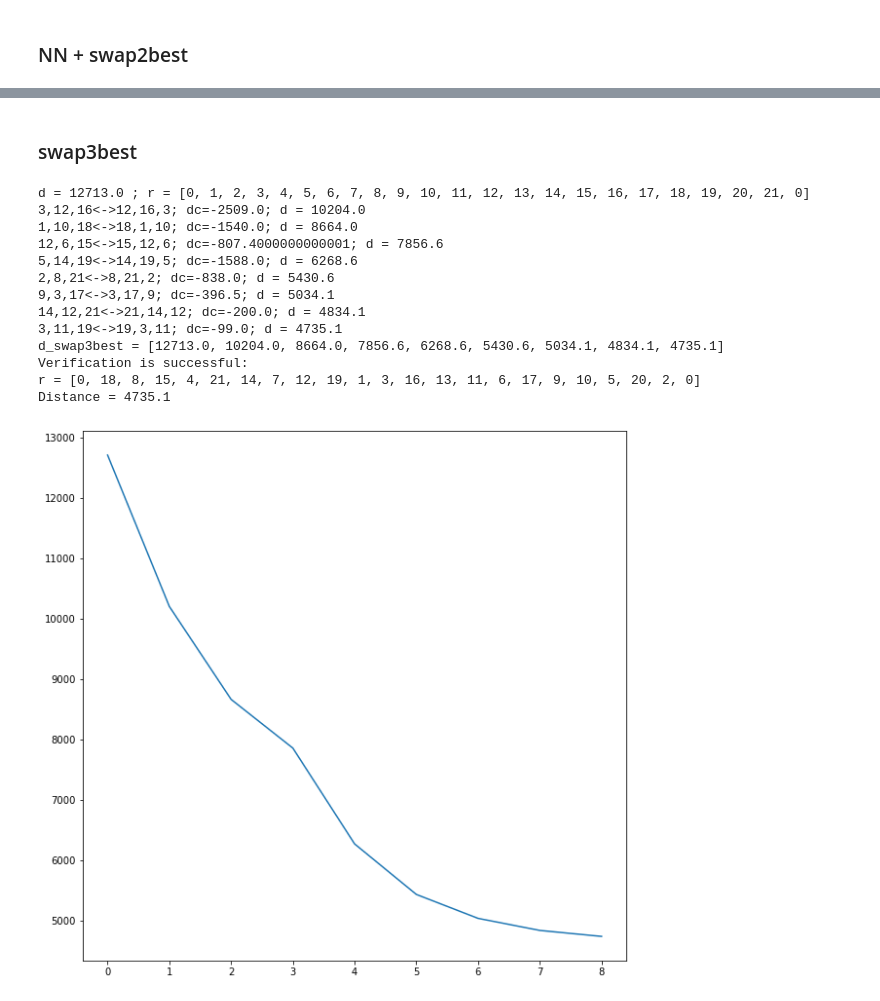
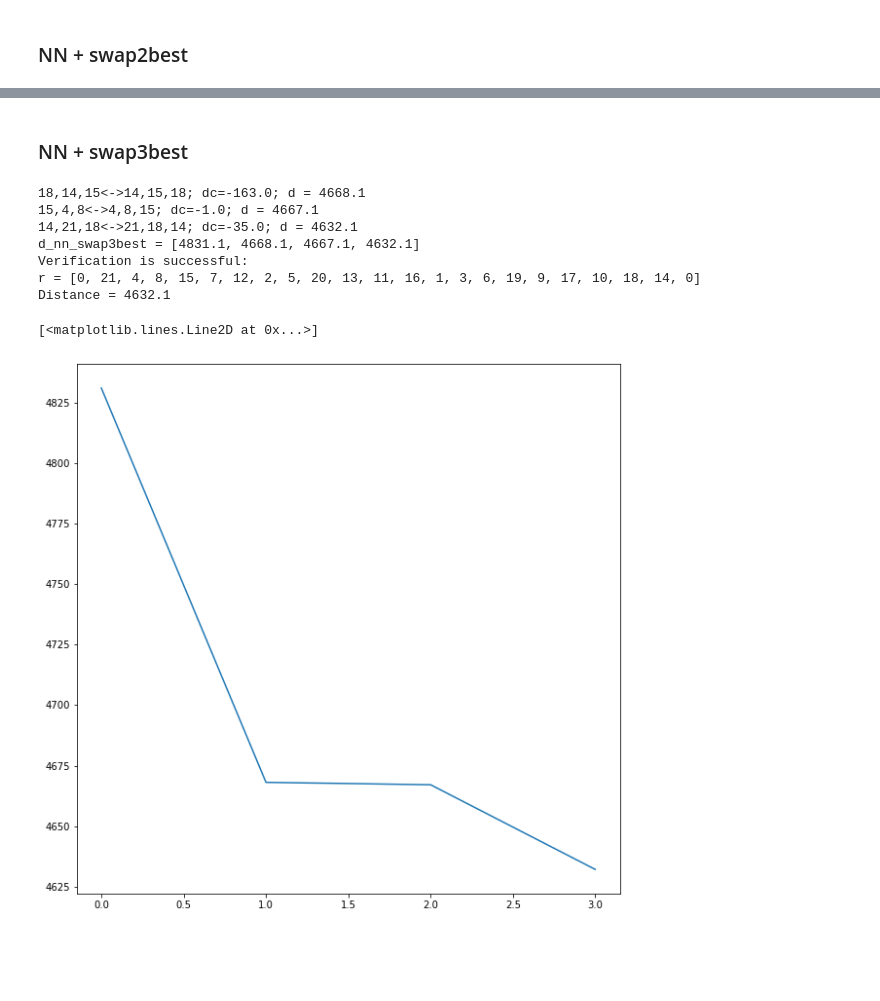
Before and after one commit to ysereda/Traveling_Salesman, a Jupyter notebook: Traveling_Salesman.ipynb, the cells around one changed output, grey strips where cells are left out. Drawn from its saved outputs; the diff is of its cells as text; code cells hidden in the pictures; blank space fills up the shorter version.

```diff
--- a/Traveling_Salesman.ipynb
+++ b/Traveling_Salesman.ipynb
@@ -489,0 +569,10 @@ Distance = 4577.1
+# %%
+init(); dm=[d_min]; i=[0]; j=[0]; k=[0]; dr=[0];
+while swap3first():
+    dm.append(d_min)
+    i.append(i_opt); j.append(j_opt); k.append(k_opt); dr.append(dr_min)
+d_swap3first = dm
+print("d_swap3first =",dm)
+plt.figure(1, figsize=(10,10))
+plt.plot(dm)
+ver(r)
@@ -489,0 +600,10 @@ Distance = 4577.1
+# %%
+init(); dm=[d_min]; i=[0]; j=[0]; k=[0]; dr=[0];
+while swap3best():
+    dm.append(d_min)
+    i.append(i_opt); j.append(j_opt); k.append(k_opt); dr.append(dr_min)
+d_swap3best = dm
+print("d_swap3best =",dm)
+plt.figure(1, figsize=(10,10))
+plt.plot(dm)
+ver(r)
@@ -541,0 +679,10 @@ Distance = 4362.1
+# %%
+r = r_nn[:]; d_min=d_nn; dm=[d_nn]; i=[0]; j=[0]; k=[0]; dr=[0];
+while swap3first():
+    dm.append(d_min)
+    i.append(i_opt); j.append(j_opt); k.append(k_opt); dr.append(dr_min)
+d_nn_swap3first = dm
+print("d_nn_swap3first =",dm)
+ver(r)
+plt.figure(1, figsize=(10,10))
+plt.plot(dm)
@@ -542,28 +699,23 @@ Distance = 4362.1
 # %% [markdown]
-### swap3best
+### NN + swap3best
 # %%
-init(); dm=[d_min]; i=[0]; j=[0]; k=[0]; dr=[0];
+r = r_nn[:]; d_min=d_nn; dm=[d_nn]; i=[0]; j=[0]; k=[0]; dr=[0];
 while swap3best():
     dm.append(d_min)
     i.append(i_opt); j.append(j_opt); k.append(k_opt); dr.append(dr_min)
-d_swap3best = dm
-print("d_swap3best =",dm)
+d_nn_swap3best = dm
+print("d_nn_swap3best =",dm)
+ver(r)
 plt.figure(1, figsize=(10,10))
 plt.plot(dm)
-ver(r)
 # %% [output]
-d = 12713.0 ; r = [0, 1, 2, 3, 4, 5, 6, 7, 8, 9, 10, 11, 12, 13, 14, 15, 16, 17, 18, 19, 20, 21, 0]
-3,12,16<->12,16,3; dc=-2509.0; d = 10204.0
-1,10,18<->18,1,10; dc=-1540.0; d = 8664.0
-12,6,15<->15,12,6; dc=-807.4000000000001; d = 7856.6
-5,14,19<->14,19,5; dc=-1588.0; d = 6268.6
-2,8,21<->8,21,2; dc=-838.0; d = 5430.6
-9,3,17<->3,17,9; dc=-396.5; d = 5034.1
-14,12,21<->21,14,12; dc=-200.0; d = 4834.1
-3,11,19<->19,3,11; dc=-99.0; d = 4735.1
-d_swap3best = [12713.0, 10204.0, 8664.0, 7856.6, 6268.6, 5430.6, 5034.1, 4834.1, 4735.1]
+18,14,15<->14,15,18; dc=-163.0; d = 4668.1
+15,4,8<->4,8,15; dc=-1.0; d = 4667.1
+14,21,18<->21,18,14; dc=-35.0; d = 4632.1
+d_nn_swap3best = [4831.1, 4668.1, 4667.1, 4632.1]
 Verification is successful:
-r = [0, 18, 8, 15, 4, 21, 14, 7, 12, 19, 1, 3, 16, 13, 11, 6, 17, 9, 10, 5, 20, 2, 0]
-Distance = 4735.1
+r = [0, 21, 4, 8, 15, 7, 12, 2, 5, 20, 13, 11, 16, 1, 3, 6, 19, 9, 17, 10, 18, 14, 0]
+Distance = 4632.1
+[<matplotlib.lines.Line2D at 0x...>]
-[figure, old version]
+[figure, new version]
 # %%
```
Also changed, not shown: parts of 13 cells of this notebook, 1 other file.
